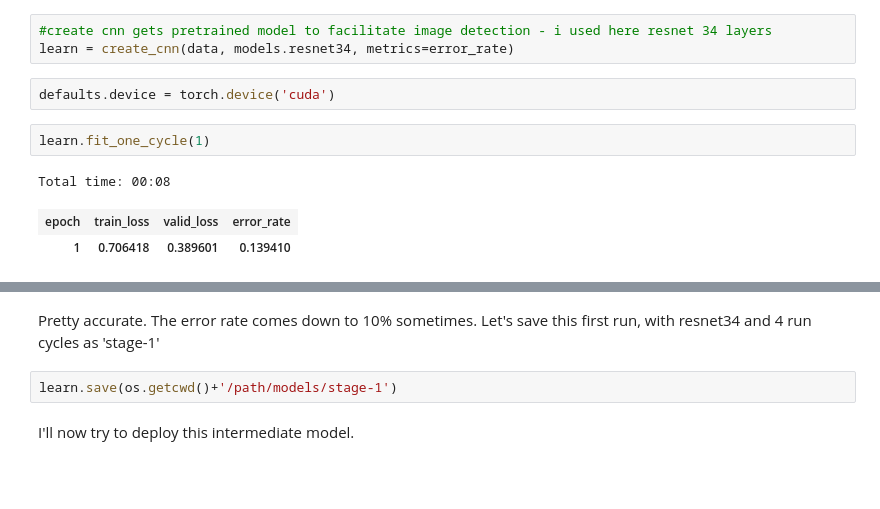
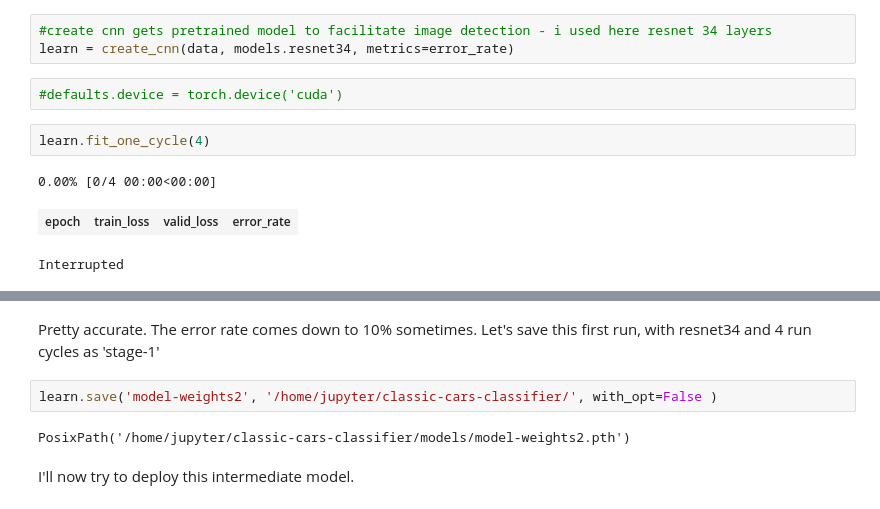
Before and after one commit to fernandeslouro/classic-cars-classifier, a Jupyter notebook: classic-cars-classifier.ipynb, the cells around one changed output, grey strips where cells are left out. Saved outputs shown, nothing was run; the diff lists cells and outputs as text; blank space fills up the shorter version.

```diff
--- a/classic-cars-classifier.ipynb
+++ b/classic-cars-classifier.ipynb
@@ -213,10 +213,10 @@ data.classes, data.c, len(data.train_ds), len(data.valid_ds)
 #create cnn gets pretrained model to facilitate image detection - i used here resnet 34 layers
 learn = create_cnn(data, models.resnet34, metrics=error_rate)
 # %%
-defaults.device = torch.device('cuda')
+#defaults.device = torch.device('cuda')
 # %%
-learn.fit_one_cycle(1)
+learn.fit_one_cycle(4)
 # %% [output]
-Total time: 00:08
+0.00% [0/4 00:00<00:00]
 | epoch | train_loss | valid_loss | error_rate |
-| 1 | 0.706418 | 0.389601 | 0.139410 |
+Interrupted
@@ -223,7 +227,9 @@ Total time: 00:08
 # %% [markdown]
 Pretty accurate. The error rate comes down to 10% sometimes. Let's save this first run, with resnet34 and 4 run cycles as 'stage-1'
-# %%
-learn.save(os.getcwd()+'/path/models/stage-1')
+# %%
+learn.save('model-weights2', '/home/jupyter/classic-cars-classifier/', with_opt=False )
+# %% [output]
+PosixPath('/home/jupyter/classic-cars-classifier/models/model-weights2.pth')
 # %% [markdown]
 I'll now try to deploy this intermediate model.
 # %%
```
Also changed, not shown: parts of 2 cells of this notebook, 1 other file.
